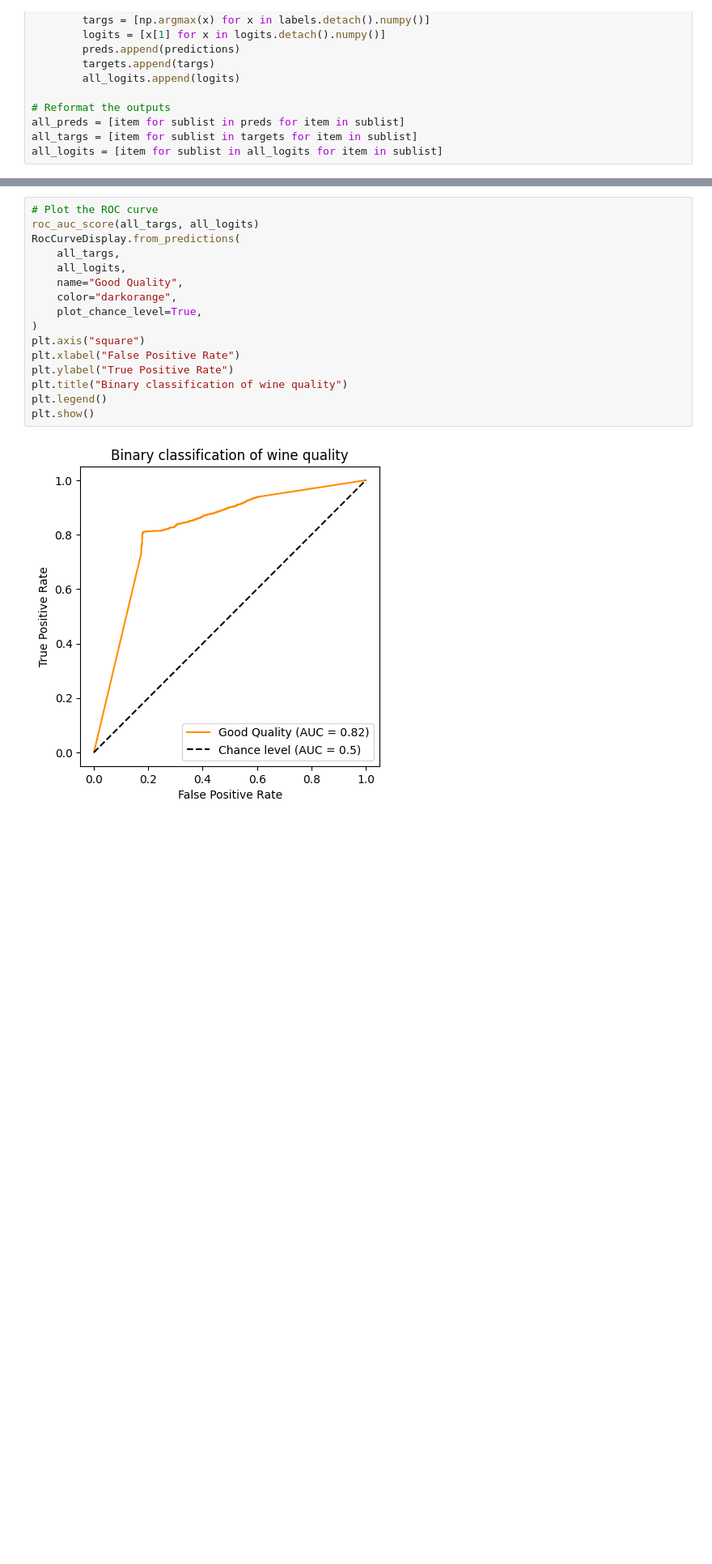
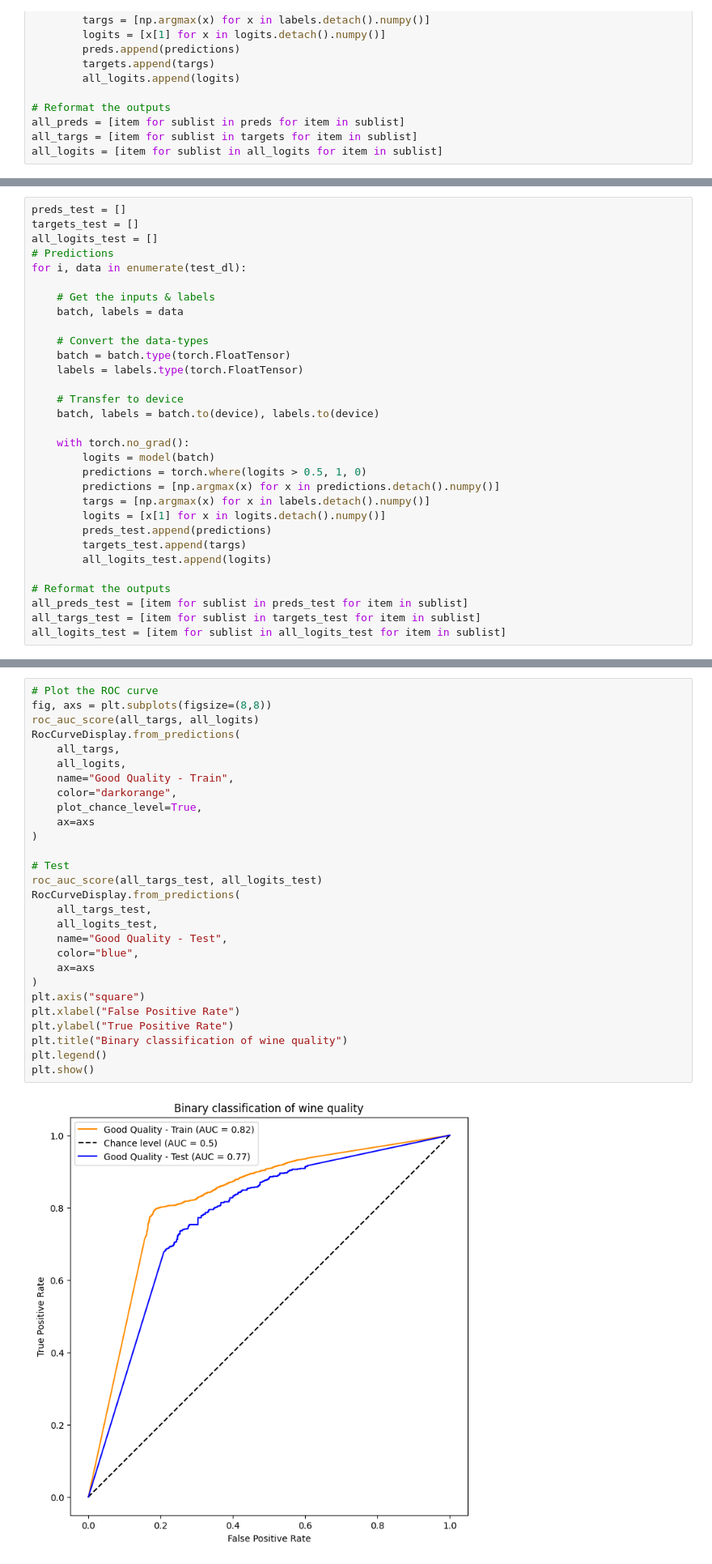
Before and after one commit to Sum02dean/WINE, a Jupyter notebook: notebooks/advanced_model.ipynb, the cells around one changed output, grey strips where cells are left out. Shown at 81% size. Saved outputs shown, nothing was run; the diff lists cells and outputs as text; blank space fills up the shorter version.

Commit message:
added test and train ROC

```diff
--- a/notebooks/advanced_model.ipynb
+++ b/notebooks/advanced_model.ipynb
@@ -262,0 +283,31 @@ Accuracy: 81.23 %
+# %%
+preds_test = []
+targets_test = []
+all_logits_test = []
+# Predictions
+for i, data in enumerate(test_dl):
+
+    # Get the inputs & labels
+    batch, labels = data
+
+    # Convert the data-types
+    batch = batch.type(torch.FloatTensor)
+    labels = labels.type(torch.FloatTensor)
+
+    # Transfer to device
+    batch, labels = batch.to(device), labels.to(device)
+
+    with torch.no_grad():
+        logits = model(batch)
+        predictions = torch.where(logits > 0.5, 1, 0)
+        predictions = [np.argmax(x) for x in predictions.detach().numpy()]
+        targs = [np.argmax(x) for x in labels.detach().numpy()]
+        logits = [x[1] for x in logits.detach().numpy()]
+        preds_test.append(predictions)
+        targets_test.append(targs)
+        all_logits_test.append(logits)
+
+# Reformat the outputs
+all_preds_test = [item for sublist in preds_test for item in sublist]
+all_targs_test = [item for sublist in targets_test for item in sublist]
+all_logits_test = [item for sublist in all_logits_test for item in sublist]
@@ -263,18 +324,30 @@ Accuracy: 81.23 %
 # %%
 # Plot the ROC curve
+fig, axs = plt.subplots(figsize=(8,8))
 roc_auc_score(all_targs, all_logits)
 RocCurveDisplay.from_predictions(
     all_targs,
     all_logits,
-    name="Good Quality",
+    name="Good Quality - Train",
     color="darkorange",
     plot_chance_level=True,
+    ax=axs
+)
+
+# Test
+roc_auc_score(all_targs_test, all_logits_test)
+RocCurveDisplay.from_predictions(
+    all_targs_test,
+    all_logits_test,
+    name="Good Quality - Test",
+    color="blue",
+    ax=axs
 )
 plt.axis("square")
 plt.xlabel("False Positive Rate")
 plt.ylabel("True Positive Rate")
 plt.title("Binary classification of wine quality")
 plt.legend()
 plt.show()
 # %% [output]
-[figure, old version]
+[figure, new version]
```
Also changed, not shown: parts of 5 cells of this notebook.
